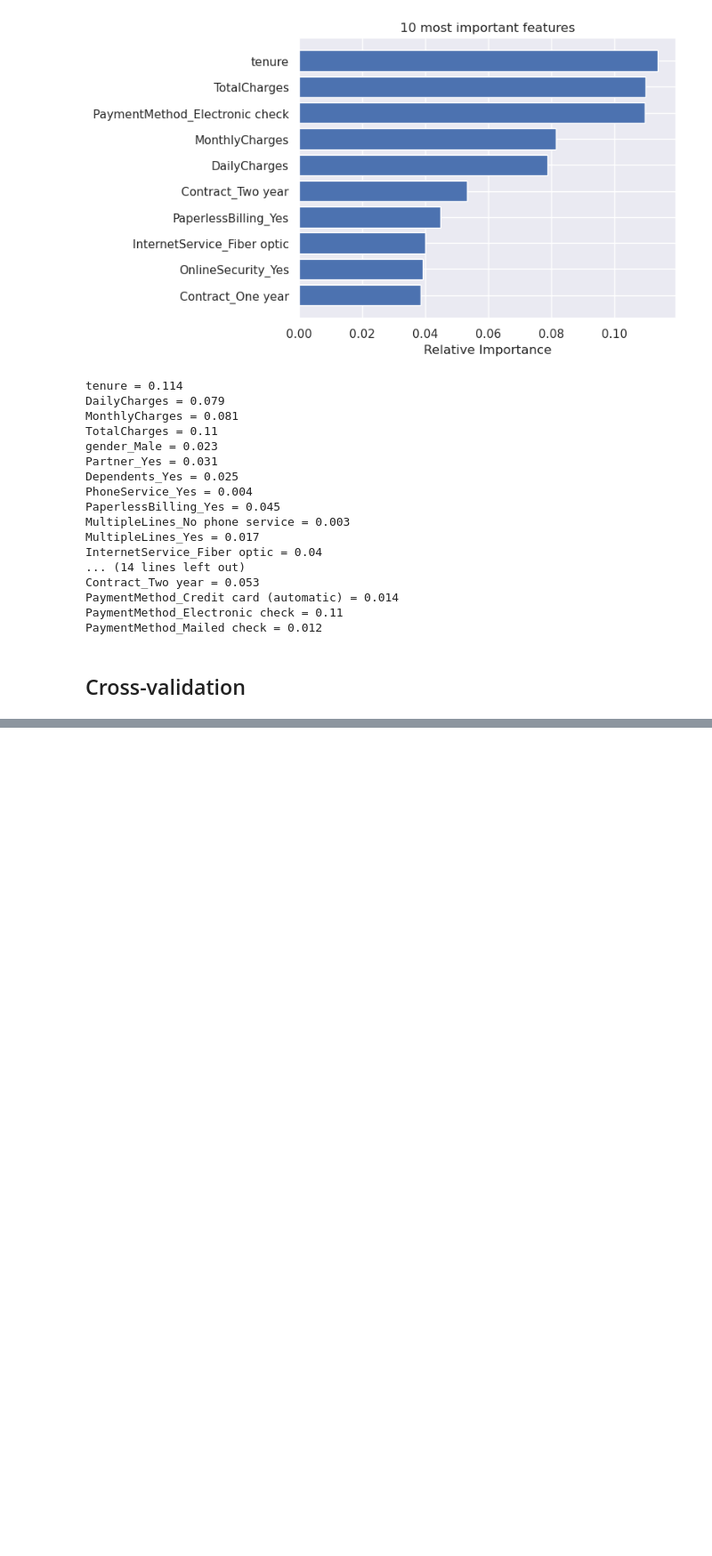
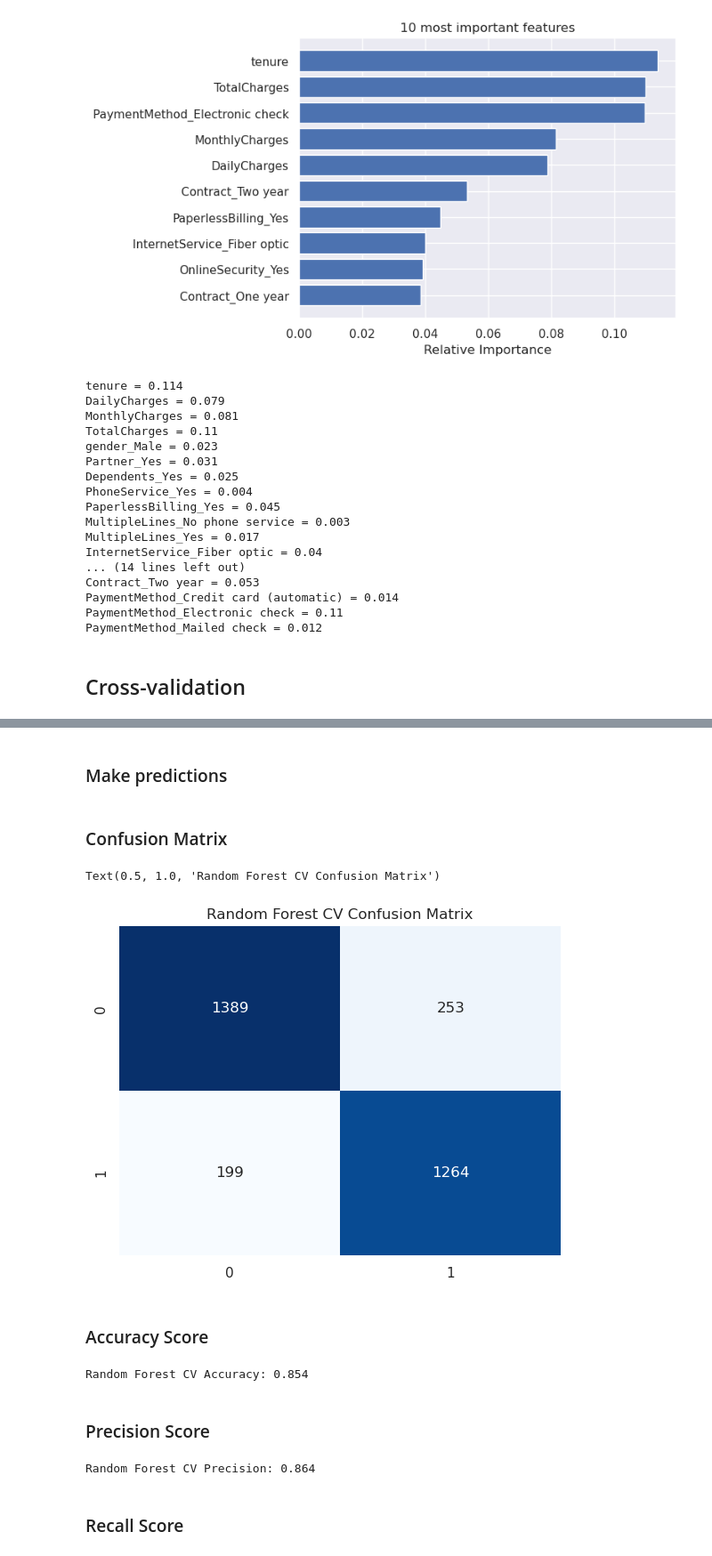
Before and after one commit to luanpbrasil/alura-voz-churn-prediction, a Jupyter notebook: notebooks/preprocessing_and_modeling-week_3.ipynb, the cells around one changed output, grey strips where cells are left out. Shown at 89% size. Cells and saved outputs as stored; diff of their text form; code cells hidden in the pictures; blank space fills up the shorter version.

Commit message:
Adding GridSearchCV

```diff
--- a/notebooks/preprocessing_and_modeling-week_3.ipynb
+++ b/notebooks/preprocessing_and_modeling-week_3.ipynb
@@ -305,0 +308,8 @@ PaymentMethod_Mailed check = 0.012
+# %%
+param_grid = {
+    'n_estimators': [5, 10, 20, 50, 100, 150, 200],
+    'max_depth': [2, 5, 10, 15, 20]
+}
+
+grid_clf = GridSearchCV(rfc, param_grid, cv=10)
+grid_clf.fit(X_train, y_train)
@@ -305,0 +330,34 @@ PaymentMethod_Mailed check = 0.012
+# %% [markdown]
+### Make predictions
+# %%
+rfc_cv = grid_clf.best_estimator_
+# %%
+y_pred_cv = rfc_cv.predict(X_test)
+# %% [markdown]
+### Confusion Matrix
+# %%
+cm_rfc_cv = confusion_matrix(y_pred_cv, y_test)
+# %%
+sns.heatmap(cm_rfc_cv, annot=True, cmap='Blues', cbar=False, fmt='.0f')
+plt.title('Random Forest CV Confusion Matrix')
+# %% [output]
+Text(0.5, 1.0, 'Random Forest CV Confusion Matrix')
+[figure, added]
+# %% [markdown]
+### Accuracy Score
+# %%
+rfc_acc_cv = round(accuracy_score(y_test, y_pred_cv), 3)
+
+print(f"Random Forest CV Accuracy: {rfc_acc_cv}")
+# %% [output]
+Random Forest CV Accuracy: 0.854
+# %% [markdown]
+### Precision Score
+# %%
+rfc_acc_cv = round(precision_score(y_test, y_pred_cv), 3)
+
+print(f"Random Forest CV Precision: {rfc_acc_cv}")
+# %% [output]
+Random Forest CV Precision: 0.864
+# %% [markdown]
+### Recall Score
```
Also changed, not shown: parts of 7 cells of this notebook.
